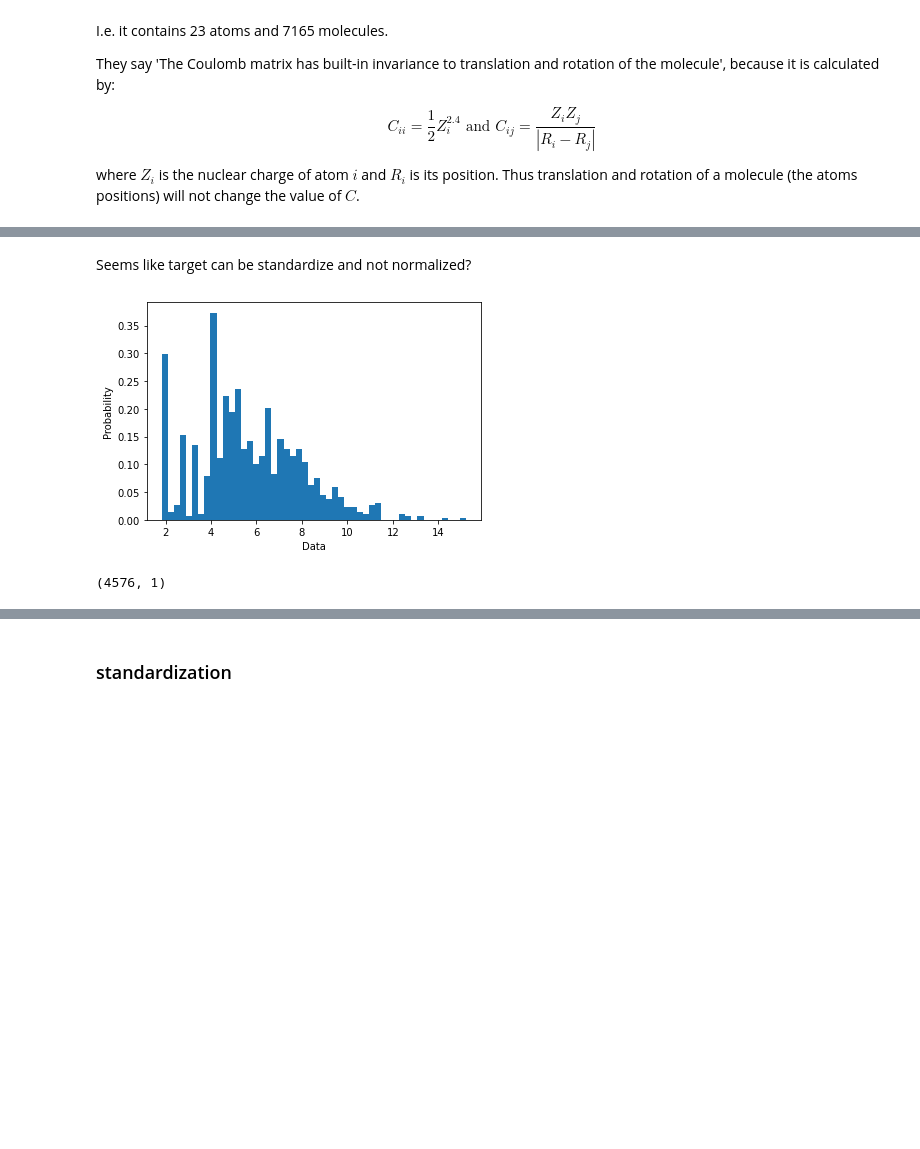
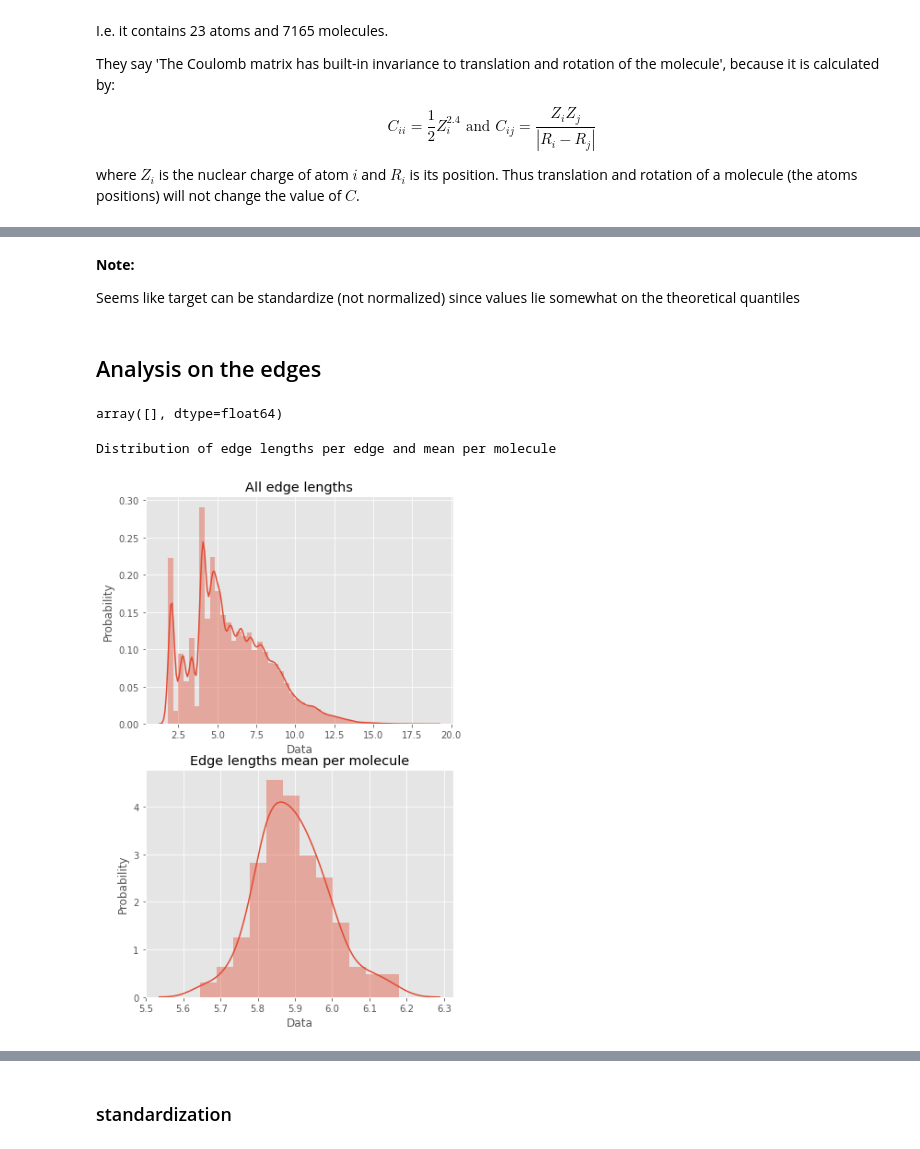
Before and after one commit to albertkjoller/uq-gnn, a Jupyter notebook: content/notebooks/QM7.ipynb, the cells around one changed output, grey strips where cells are left out. Cells and saved outputs as stored; diff of their text form; code cells hidden in the pictures; blank space fills up the shorter version.

```diff
--- a/content/notebooks/QM7.ipynb
+++ b/content/notebooks/QM7.ipynb
@@ -50,0 +56,9 @@ from modules.Datasets import QM7_dataset, get_loaders
+# %%
+path = os.getcwd()
+print(path)
+if os.path.basename(path) == 'notebooks':
+    path = os.sep.join(path.split(os.sep)[:-1])
+    print(path)
+
+os.chdir(path)
+from modules.Datasets import QM7_dataset, get_loaders
@@ -63,18 +80,14 @@ loaders = get_loaders(graph_info, graph_data, batch_size=32, test_size=0.2, val_
 train_loader, val_loader, test_loader = tuple(loaders.values())
 # %%
 
-# values for histograms
-
-check_list = ['target', 'num_nodes', 'edge_lengths', 'edge_coulomb']
+# values for histogram plots (and included in the model)
+check_list = ['target', 'num_nodes', 'edge_lengths', 'edge_coulomb', 'mean_edge_lengths', 'mean_edge_coulomb']
 data_dict = {check: np.array([]) for check in check_list}
 
+# converting to singlular data (not batch)
 for idx_batch, train_batch in enumerate(train_loader):
-    for check in check_list:
+    for check in ['target', 'num_nodes', 'edge_lengths', 'edge_coulomb']:
         check_item = getattr(train_batch, check)
-        try:
-            data_dict[check] = np.extend(data_dict[check], check_item.numpy())
-        except Exception:
-            data_dict[check] = np.append(data_dict[check], check_item)
-        #print(check)
-        #print(check_item)
-        #print('\n')
+        data_dict[check] = np.append(data_dict[check], check_item)
+        if check not in ['target', 'num_nodes']: # want the mean per molecule too
+            data_dict['mean_'+check] = np.append(data_dict['mean_'+check], np.mean(check_item.numpy()))
@@ -106,9 +133,30 @@ plt.show()
 # %% [markdown]
-Seems like target can be standardize and not normalized?
+**Note:**
+
+Seems like target can be standardize (not normalized) since values lie somewhat on the theoretical quantiles
+# %% [markdown]
+## Analysis on the edges
+# %%
+data_dict['mean_edge_lengths']
+# %% [output]
+array([], dtype=float64)
 # %%
-plt.hist(np.array(data_dict['edge_lengths'][:1000]), density=True, bins=50)  # density=False would make counts
-plt.ylabel('Probability')
-plt.xlabel('Data');
+print('Distribution of edge lengths per edge and mean per molecule')
+
+fig, (ax1, ax2) = plt.subplots(2,1, figsize=(6, 10))
+
+
+sns.distplot(data_dict['edge_lengths'], ax=ax1);
+ax1.set_ylabel('Probability');
+ax1.set_xlabel('Data');
+ax1.title.set_text('All edge lengths')
+
+sns.distplot(data_dict['mean_edge_lengths'], ax=ax2);
+ax2.set_ylabel('Probability');
+ax2.set_xlabel('Data');
+ax2.title.set_text('Edge lengths mean per molecule')
+
 plt.show()
 # %% [output]
+Distribution of edge lengths per edge and mean per molecule
-[figure, old version]
+[figure, new version]
@@ -123,4 +162,0 @@ plt.show()
-# %%
-data_dict['target'].reshape(-1, 1).shape
-# %% [output]
-(4576, 1)
```
Also changed, not shown: parts of 41 cells of this notebook, 7 other files.
